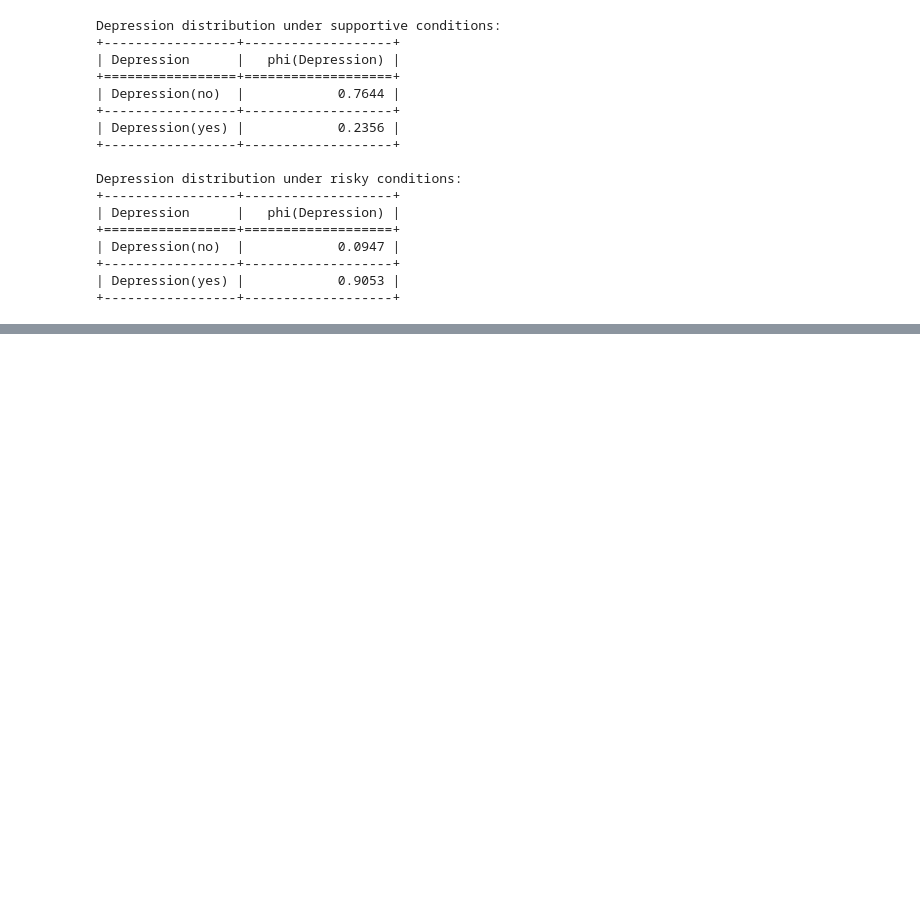
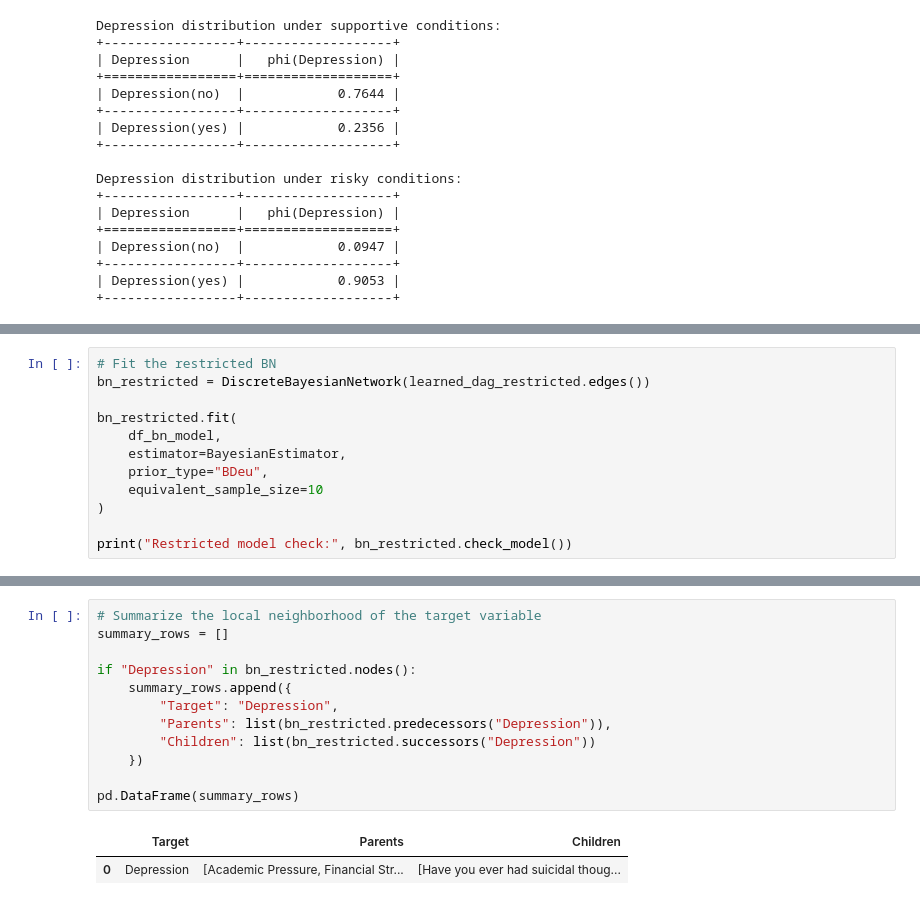
Before and after one commit to mateidiana/WellBeingModelling, a Jupyter notebook: notebooks/bayesian_networks/04_2_bn_mh_student.ipynb, the cells around one changed output, grey strips where cells are left out. Saved outputs shown, nothing was run; the diff lists cells and outputs as text; blank space fills up the shorter version.

```diff
--- a/notebooks/bayesian_networks/04_2_bn_mh_student.ipynb
+++ b/notebooks/bayesian_networks/04_2_bn_mh_student.ipynb
@@ -279,0 +327,12 @@ Depression distribution under risky conditions:
+# %%
+# Fit the restricted BN
+bn_restricted = DiscreteBayesianNetwork(learned_dag_restricted.edges())
+
+bn_restricted.fit(
+    df_bn_model,
+    estimator=BayesianEstimator,
+    prior_type="BDeu",
+    equivalent_sample_size=10
+)
+
+print("Restricted model check:", bn_restricted.check_model())
@@ -279,0 +395,15 @@ Depression distribution under risky conditions:
+# %%
+# Summarize the local neighborhood of the target variable
+summary_rows = []
+
+if "Depression" in bn_restricted.nodes():
+    summary_rows.append({
+        "Target": "Depression",
+        "Parents": list(bn_restricted.predecessors("Depression")),
+        "Children": list(bn_restricted.successors("Depression"))
+    })
+
+pd.DataFrame(summary_rows)
+# %% [output]
+|  | Target | Parents | Children |
+| 0 | Depression | [Academic Pressure, Financial Str... | [Have you ever had suicidal thoug... |
```
Also changed, not shown: parts of 7 cells of this notebook.
